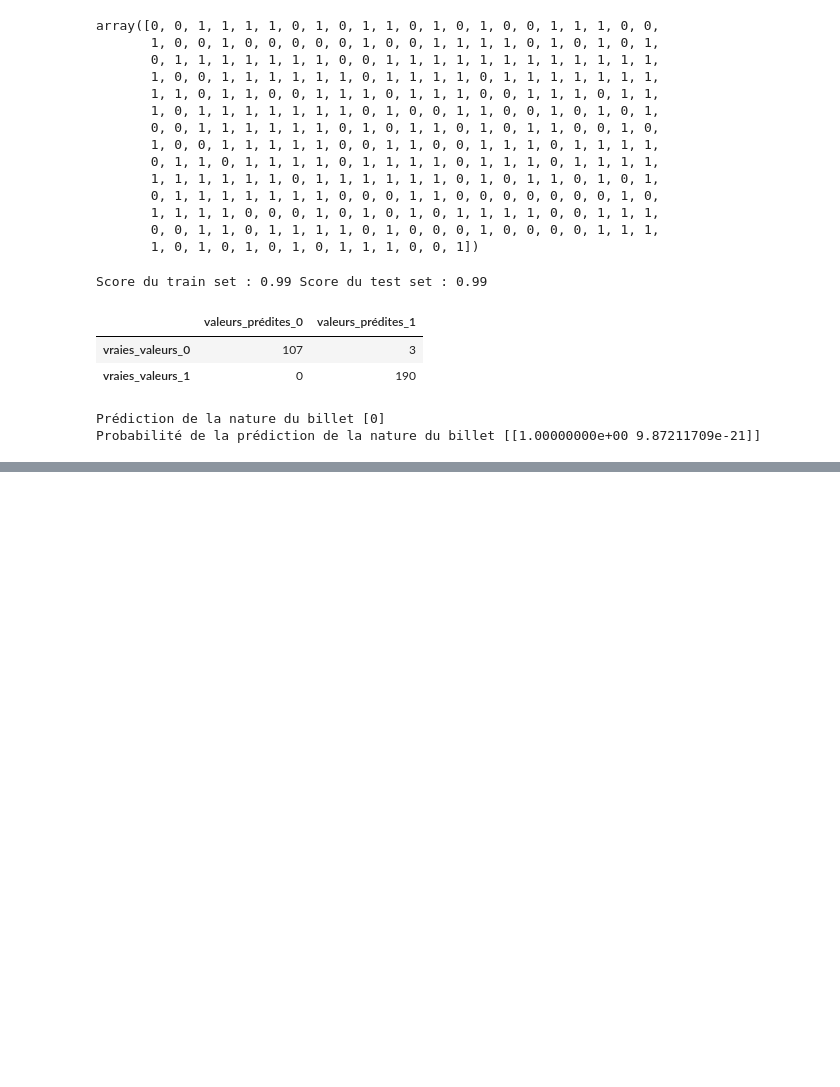
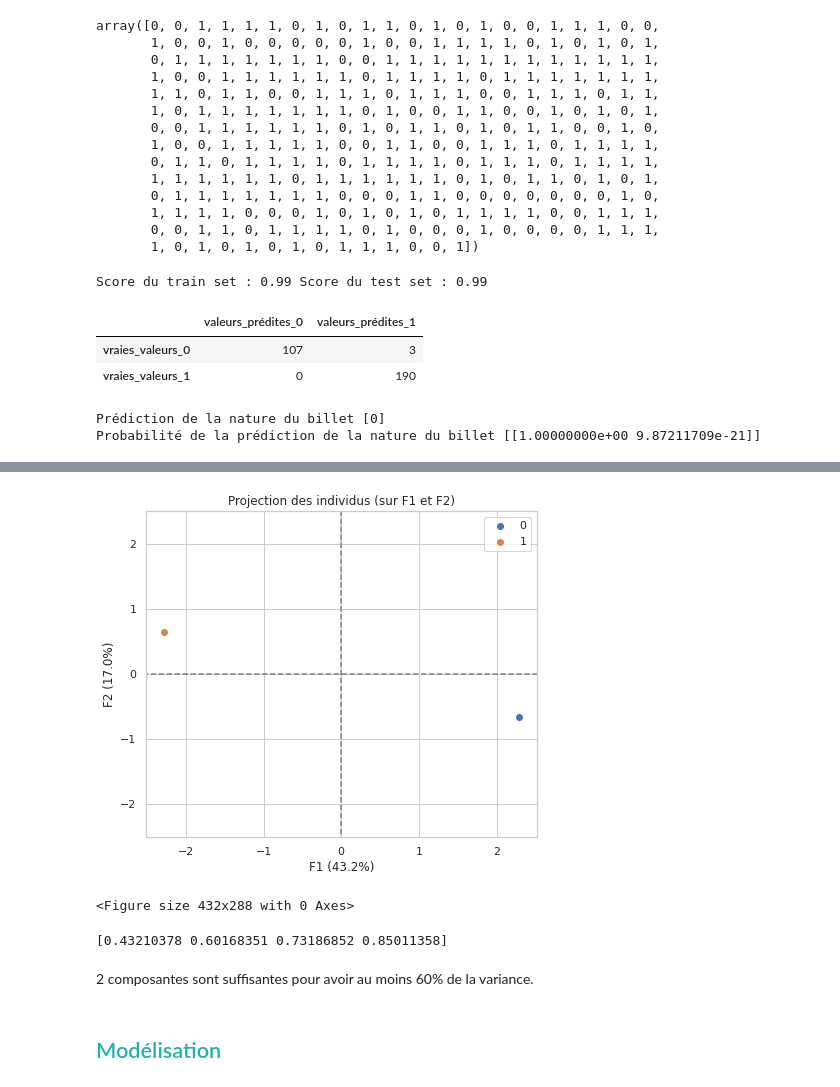
Before and after one commit to Randasabag/Detectez-des-faux-billets-avec-R-ou-Python, a Jupyter notebook: P10.ipynb, the cells around one changed output, grey strips where cells are left out. Cells and saved outputs as stored; diff of their text form; code cells hidden in the pictures; blank space fills up the shorter version.

```diff
--- a/P10.ipynb
+++ b/P10.ipynb
@@ -1363,0 +1332,23 @@ Probabilité de la prédiction de la nature du billet [[1.00000000e+00 9.8721170
+# %%
+#Centroides
+X2 = df_cent.values
+std_scale = preprocessing.StandardScaler().fit(X2)
+X2_scaled = std_scale.transform(X2)
+
+# Projection des centroïdes des clusters sur les deux composantes
+X2_projected = pca.transform(X2_scaled)
+display_factorial_planes(X2_projected, n_comp, pca, [(0,1)], illustrative_var=df_cent.index)
+plt.savefig("centroid.png")
+plt.show()
+# %% [output]
+[figure, added]
+<Figure size 432x288 with 0 Axes>
+# %%
+#Pourcentage de variance expliquée par les composantes principales à l'aide de .explained_variance_ratio_
+print(pca.explained_variance_ratio_.cumsum())
+# %% [output]
+[0.43210378 0.60168351 0.73186852 0.85011358]
+# %% [markdown]
+2 composantes sont suffisantes pour avoir au moins 60% de la variance.
+# %% [markdown]
+## <a name="C27"><font color='LightSeaGreen'>Modélisation</font></a>
```
Also changed, not shown: parts of 75 cells of this notebook.
